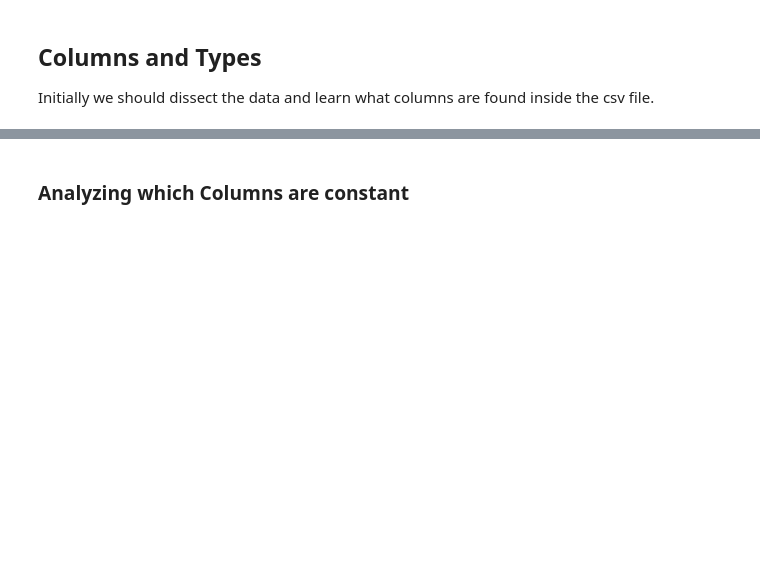
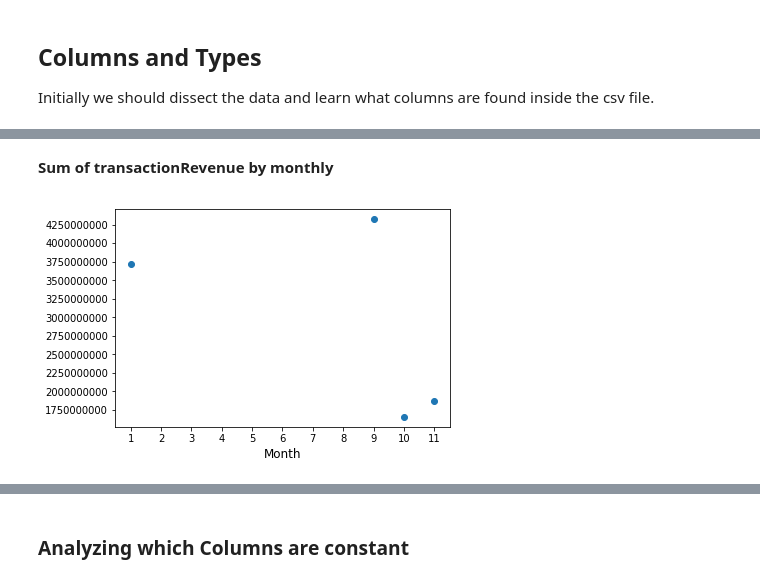
Before and after one commit to dankolesnikov/google-revenue-prediction, a Jupyter notebook: Google Revenue Prediction.ipynb, the cells around one changed output, grey strips where cells are left out. Cells and saved outputs as stored; diff of their text form; code cells hidden in the pictures; blank space fills up the shorter version.

```diff
--- a/Google Revenue Prediction.ipynb
+++ b/Google Revenue Prediction.ipynb
@@ -53,0 +142,10 @@ train_df.dtypes
+# %% [markdown]
+**Sum of transactionRevenue by monthly**
+# %%
+plt.scatter(month_agg.index.values, month_agg['sum'])
+plt.locator_params(nbins=12)
+plt.ticklabel_format(axis='y', style='plain')
+plt.xlabel('Month', fontsize=12)
+plt.show()
+# %% [output]
+[figure, added]
```
Also changed, not shown: parts of 34 cells of this notebook.
